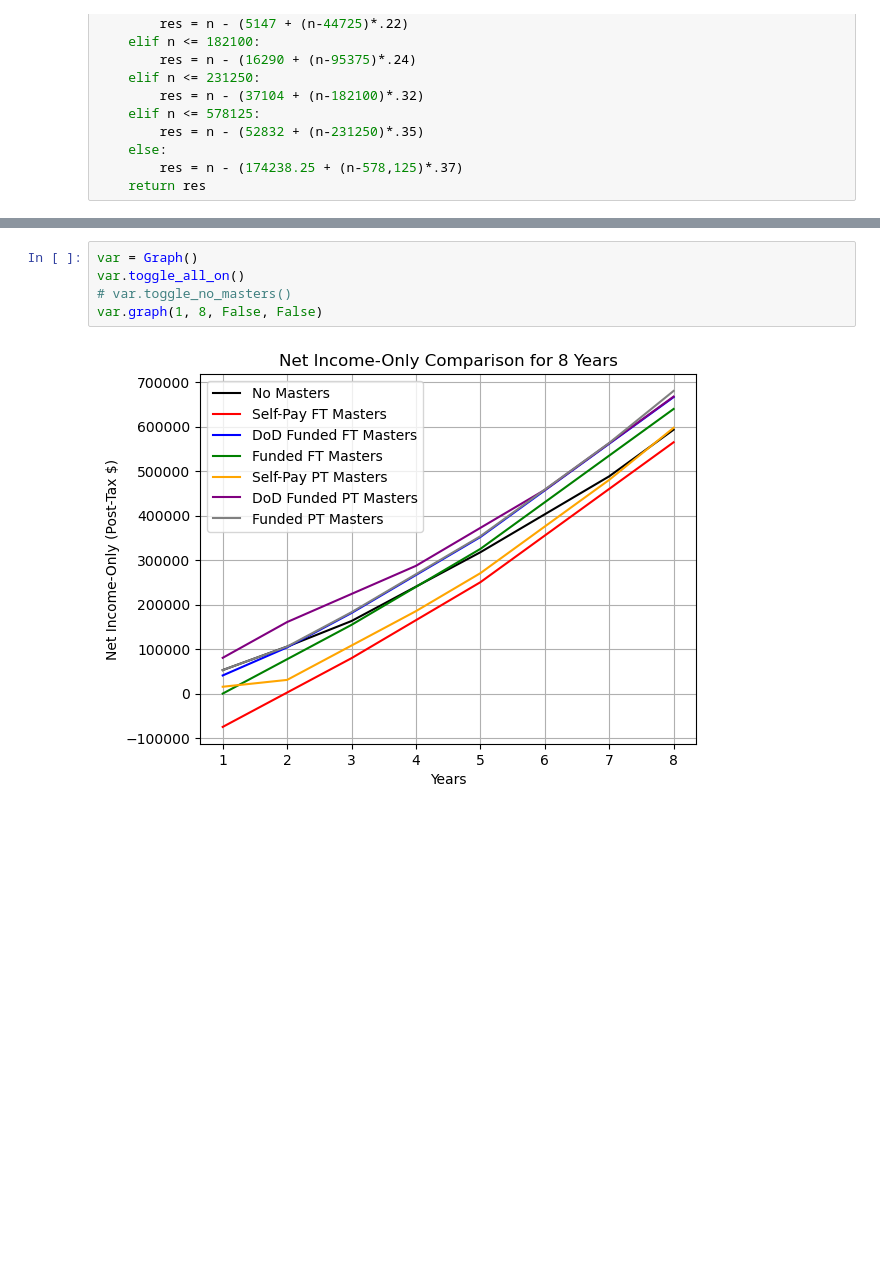
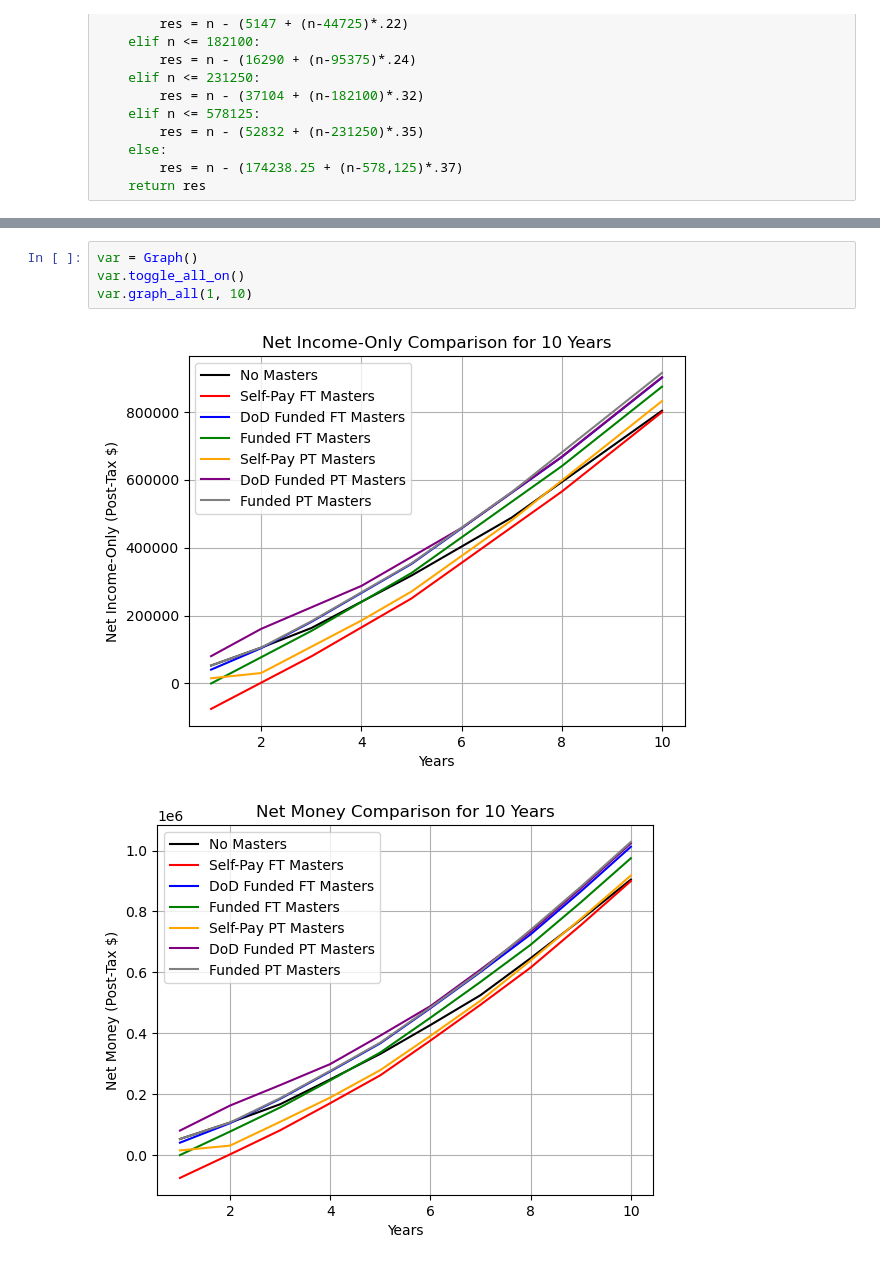
Before and after one commit to cdenq/pfin-tools, a Jupyter notebook: Main/Projected Earnings Comparison/main.ipynb, the cells around one changed output, grey strips where cells are left out. Saved outputs shown, nothing was run; the diff lists cells and outputs as text; blank space fills up the shorter version.

```diff
--- a/Main/Projected Earnings Comparison/main.ipynb
+++ b/Main/Projected Earnings Comparison/main.ipynb
@@ -400,7 +415,7 @@ class Graph():
 # %%
 var = Graph()
 var.toggle_all_on()
-# var.toggle_no_masters()
-var.graph(1, 8, False, False)
+var.graph_all(1, 10)
 # %% [output]
-[figure, old version]
+[figure, new version]
+[figure, added]
```
Also changed, not shown: parts of 2 cells of this notebook, 8 other files.
